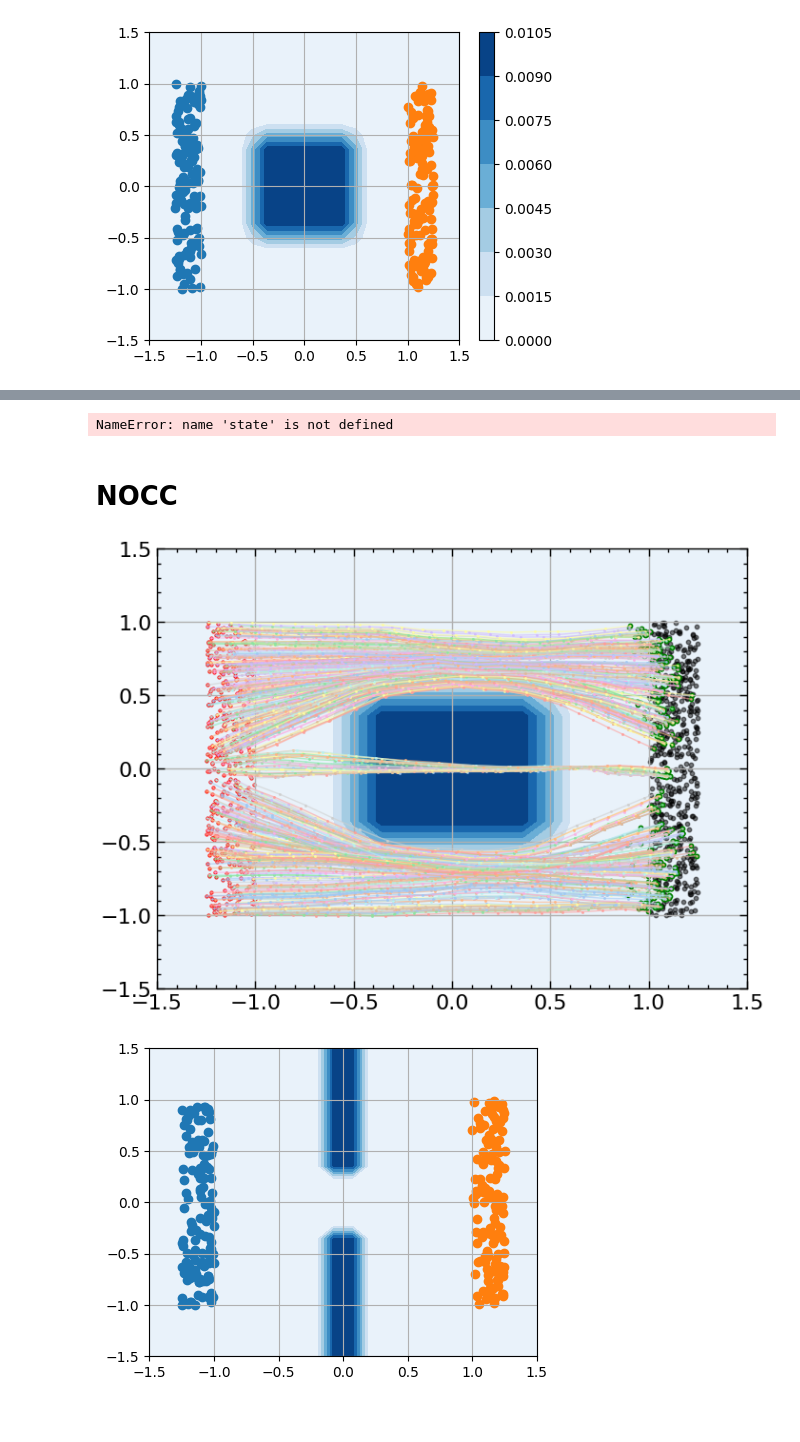
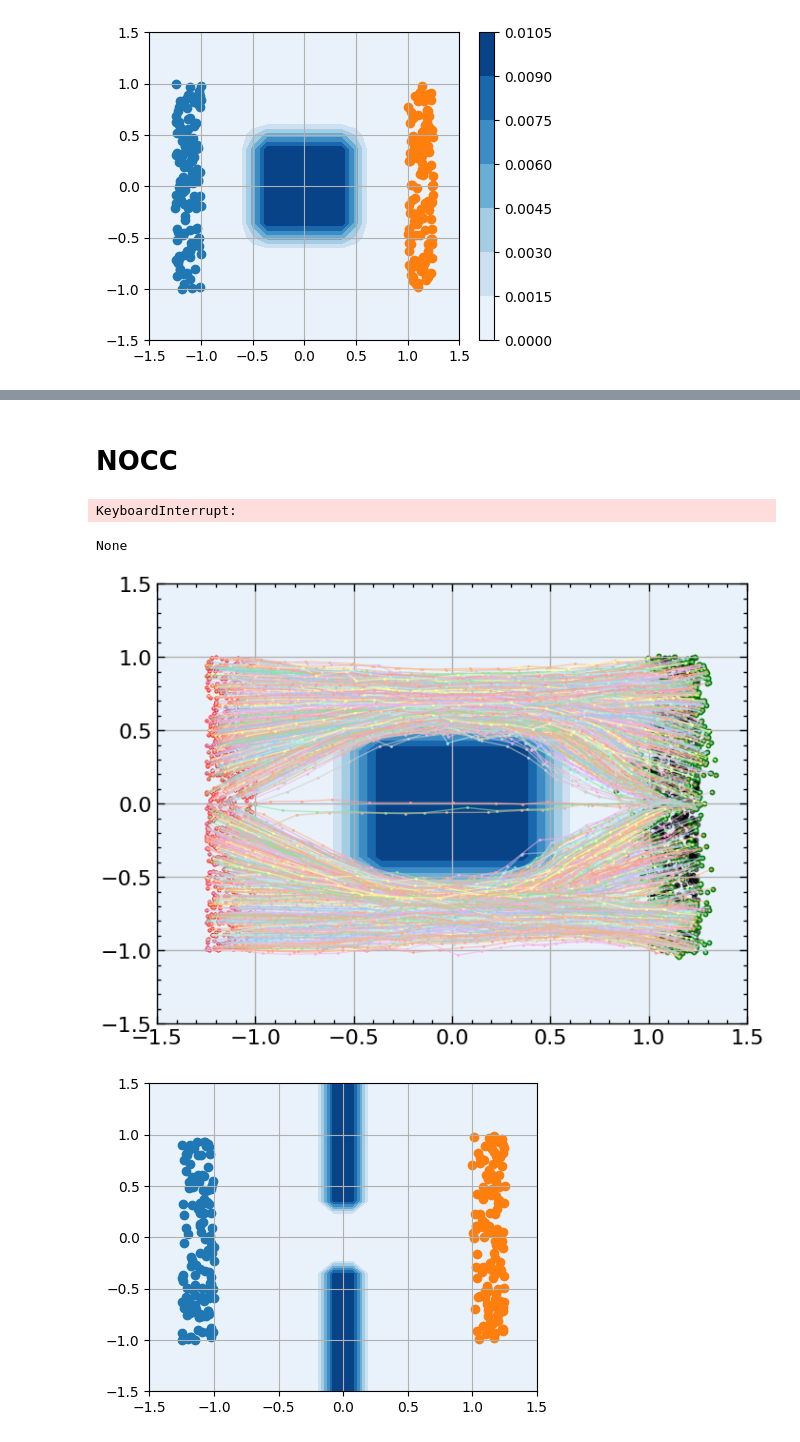
Before and after one commit to skylooop/lagrangian-ot, a Jupyter notebook: nocc.ipynb, the cells around one changed output, grey strips where cells are left out. Drawn from its saved outputs; the diff is of its cells as text; code cells hidden in the pictures.

```diff
--- a/nocc.ipynb
+++ b/nocc.ipynb
@@ -201,39 +152,7 @@ Loss[25000/25000]: -2.4234206676483154
-# %%
-flow=LagrangianFlow(sigma=0.2, potential=potential)
-
-def draw_trajs(trajs, ax=None):
-    with plt.style.context(['science', 'notebook']):
-        if ax is None:
-            fig, ax = plt.subplots()
-        colors = sns.color_palette("pastel", trajs.shape[1])
-
-        for point in range(trajs.shape[1]):
-            for t in range(1, trajs.shape[0]):
-                ax.plot([trajs[t-1, point, 0], trajs[t, point, 0]],
-                        [trajs[t-1, point, 1], trajs[t, point, 1]],
-                        color=colors[point], linestyle="-", linewidth=1, marker='o', alpha=0.6, markersize=1)
-        ax.grid(True)
-        plt.show()
-
-trajs = sample_ode(state, pi0, 20)
-with plt.style.context(['science', 'notebook']):
-    fig, ax = plt.subplots()
-    countours = flow.compute_potential(jnp.zeros_like(inp), inp) #jax.vmap(potential.apply, in_axes=(None, 0))(params_potential, inp)
-    ax.contourf(xx, yy, countours.reshape(xx.shape), cmap="Blues")
-    ax.scatter(pi0[:,0], pi0[:, 1], c='red', alpha=1, s=4, label='moons')
-    ax.scatter(pi1[:,0], pi1[:, 1], c='black', alpha=0.5, s=10, label='gauss')
-    ax.set_xlim((-1.5, 1.5))
-    ax.set_ylim((-1.5, 1.5))
-    draw_trajs(trajs=trajs, ax=ax)
-    #countours = jax.vmap(jax.vmap(potential.apply, in_axes=(None, 0)), in_axes=(None, 0))(params_potential, trajs)
-    ax.legend()
-    plt.show()
-# %% [output]
-NameError: name 'state' is not defined
 # %% [markdown]
 # NOCC
 # %%
-from ott.neural.methods.flows.dynamics import ConstantNoiseFlow, LagrangianFlow, BrownianBridge, LagrangianBridgeFlow
+from ott.neural.methods.flows.dynamics import ConstantNoiseFlow, LagrangianFlow, BrownianBridge
 from ott.neural.methods.flows.nocc import NeuralOC
 import flax.linen as nn
 import optax
@@ -257,36 +176,44 @@ class MLP(nn.Module):
 
     @nn.compact
     def __call__(self, t, x, _):
-        #t = jnp.atleast_2d(TimeEmbedding(2)(t))
         x = jnp.concatenate([x, t], -1)
         for i, dim in enumerate(self.hidden_layers):
             x = nn.Dense(dim)(x)
+            # if i == 0:
+            #     t = nn.Dense(512)(t)
+            #     x = x + t
             if i != len(self.hidden_layers) - 1:
                 x = nn.leaky_relu(x)
         return x
 
 key = jax.random.PRNGKey(42)
 net = MLP(hidden_layers=[256, 256, 256, 1])
-noc = NeuralOC(input_dim=2, value_model=net, optimizer=optax.adam(learning_rate=1e-5), potential_weight=400, flow=LagrangianFlow(sigma=0.2, potential=lagrangian_potentials.BoxPotential()), key=key)
-data_loader = iter(DatasetLoader(512))
 
-logs = noc(data_loader, n_iters=100_000, rng=key)
+total_steps = 120_000
+#scheduler = optax.cosine_decay_schedule(1e-5, decay_steps=total_steps)
+noc = NeuralOC(input_dim=2, value_model=net, optimizer=optax.adam(learning_rate=1e-5), potential_weight=400, flow=LagrangianFlow(sigma=0.01, potential=lagrangian_potentials.BoxPotential()), key=key)
+data_loader = iter(DatasetLoader(1024))
+
+logs = noc(data_loader, n_iters=total_steps, rng=key)
+# %% [output]
+KeyboardInterrupt:
 # %%
 pi0 = next(data_loader)['src_lin']
 pi1 = next(data_loader)['tgt_lin']
 
 cost, trajs = noc.transport(pi0, n=20)
-
+print(cost)
 with plt.style.context(['science', 'notebook']):
     fig, ax = plt.subplots()
     countours = noc.flow.compute_potential(jnp.zeros_like(inp), inp) #jax.vmap(potential.apply, in_axes=(None, 0))(params_potential, inp)
     ax.contourf(xx, yy, countours.reshape(xx.shape), cmap="Blues")
     ax.scatter(pi0[:,0], pi0[:, 1], c='red', alpha=1, s=4)
     ax.scatter(pi1[:,0], pi1[:, 1], c='black', alpha=0.5, s=10)
-    ax.scatter(trajs.x[-1][:, 0], trajs.x[-1][:, 1], c='green', s=10, label='pushforw')
+    ax.scatter(trajs.x[-1][:, 0], trajs.x[-1][:, 1], c='green', s=10)
     ax.set_xlim((-1.5, 1.5))
     ax.set_ylim((-1.5, 1.5))
     draw_trajs(trajs=trajs.x, ax=ax)
     plt.show()
 # %% [output]
+None
-[figure, old version]
+[figure, new version]
```
Also changed, not shown: parts of 15 cells of this notebook, 2 other files.
